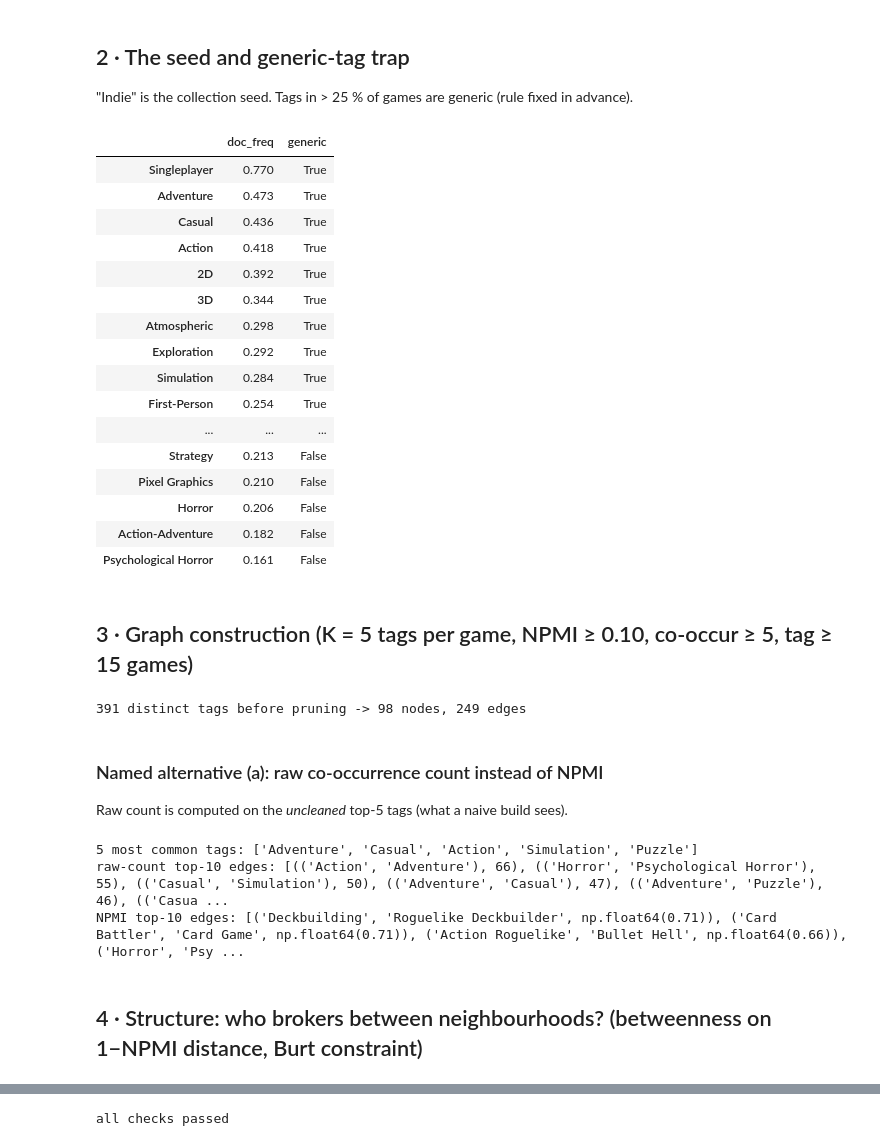
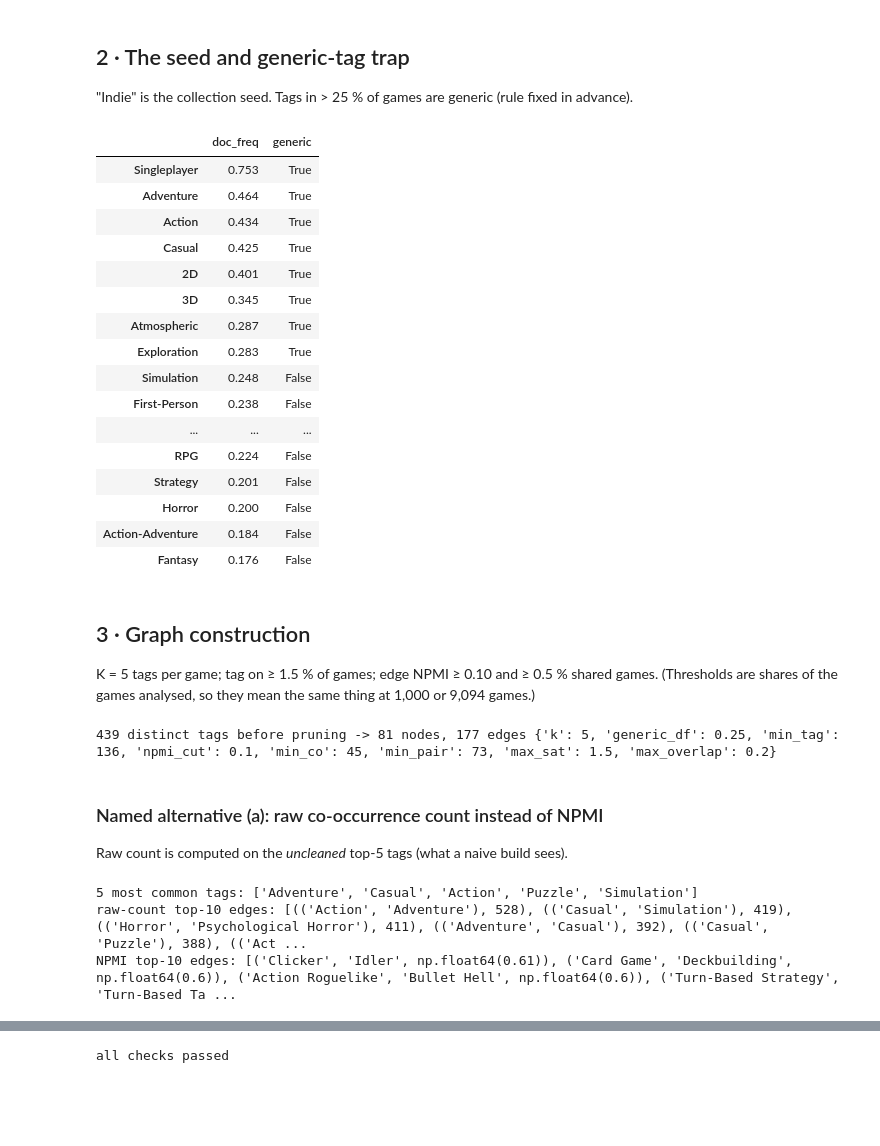
Before and after one commit to hhej/steam-tag-whitespace, a Jupyter notebook: notebooks/analysis.ipynb, the cells around one changed output, grey strips where cells are left out. Drawn from its saved outputs; the diff is of its cells as text; code cells hidden in the pictures; blank space fills up the shorter version.

```diff
--- a/notebooks/analysis.ipynb
+++ b/notebooks/analysis.ipynb
@@ -30,11 +29,11 @@ OUT = ROOT / "outputs"
 NUM = {}  # every number used on the page
 pd.set_option("display.width", 160)
 
-games = tn.load_games()
-pop = pd.read_csv(ROOT / "data/processed/population.csv")
+cohort = tn.load_cohort()                      # S1: all games, the analysis set
+games = tn.load_games()                        # S2: live pull for the random 1,000, the cross-check set
 games = games[games["s2_tags"].map(len) > 0].reset_index(drop=True)
-NUM.update(population=len(pop), sampled=1000, analysed=len(games),
+NUM.update(population=len(cohort), sampled=1000, analysed=len(games),
            fetched_from=games["fetched"].min()[:10], fetched_to=games["fetched"].max()[:10],
-           median_reviews=float(games["s2_reviews"].median()))
+           median_reviews=float(cohort["reviews"].median()))
 print(NUM)
 # %% [output]
@@ -66,44 +65,47 @@ print({k: round(NUM[k], 3) for k in ["tri_top5_jaccard", "tri_top5_identical", "
 ## 2 · The seed and generic-tag trap
 "Indie" is the collection seed. Tags in > 25 % of games are generic (rule fixed in advance).
 # %%
-tag_lists = [list(d) for d in games["s2_tags"]]
+dicts = list(cohort["tags"])
+reviews = cohort["reviews"].values
+tag_lists = [list(d) for d in dicts]
 indie_share = np.mean(["Indie" in t for t in tag_lists])
 generic, dfreq = tn.generic_tags(tag_lists, tn.DEFAULTS["generic_df"])
 gen_table = pd.Series(dfreq).sort_values(ascending=False).head(20).rename("doc_freq").to_frame()
 gen_table["generic"] = gen_table.index.isin(generic)
 NUM.update(indie_share=float(indie_share), generic=sorted(generic, key=lambda t: -dfreq[t]),
            n_generic=len(generic))
 gen_table.round(3)
 # %% [output]
 |  | doc_freq | generic |
-| Singleplayer | 0.770 | True |
-| Adventure | 0.473 | True |
-| Casual | 0.436 | True |
-| Action | 0.418 | True |
-| 2D | 0.392 | True |
-| 3D | 0.344 | True |
-| Atmospheric | 0.298 | True |
-| Exploration | 0.292 | True |
-| Simulation | 0.284 | True |
-| First-Person | 0.254 | True |
+| Singleplayer | 0.753 | True |
+| Adventure | 0.464 | True |
+| Action | 0.434 | True |
+| Casual | 0.425 | True |
+| 2D | 0.401 | True |
+| 3D | 0.345 | True |
+| Atmospheric | 0.287 | True |
+| Exploration | 0.283 | True |
+| Simulation | 0.248 | False |
+| First-Person | 0.238 | False |
 | ... | ... | ... |
-| Strategy | 0.213 | False |
-| Pixel Graphics | 0.210 | False |
-| Horror | 0.206 | False |
-| Action-Adventure | 0.182 | False |
-| Psychological Horror | 0.161 | False |
+| RPG | 0.224 | False |
+| Strategy | 0.201 | False |
+| Horror | 0.200 | False |
+| Action-Adventure | 0.184 | False |
+| Fantasy | 0.176 | False |
 # %% [markdown]
-## 3 · Graph construction (K = 5 tags per game, NPMI ≥ 0.10, co-occur ≥ 5, tag ≥ 15 games)
+## 3 · Graph construction
+K = 5 tags per game; tag on ≥ 1.5 % of games; edge NPMI ≥ 0.10 and ≥ 0.5 % shared games.
+(Thresholds are shares of the games analysed, so they mean the same thing at 1,000 or 9,094 games.)
 # %%
-reviews = games["s2_reviews"].values
-dicts = list(games["s2_tags"])
 R = tn.run(dicts, reviews)
-G, pairs = R["G"], R["pairs"]
+G, pairs, P = R["G"], R["pairs"], R["params"]
 n_tags_raw = len({t for d in dicts for t in d})
-NUM.update(nodes=G.number_of_nodes(), edges=G.number_of_edges(), tags_before=n_tags_raw)
-print(f"{n_tags_raw} distinct tags before pruning -> {G.number_of_nodes()} nodes, {G.number_of_edges()} edges")
+NUM.update(nodes=G.number_of_nodes(), edges=G.number_of_edges(), tags_before=n_tags_raw,
+           min_tag=P["min_tag"], min_co=P["min_co"], min_pair=P["min_pair"])
+print(f"{n_tags_raw} distinct tags before pruning -> {G.number_of_nodes()} nodes, {G.number_of_edges()} edges", P)
 # %% [output]
-391 distinct tags before pruning -> 98 nodes, 249 edges
+439 distinct tags before pruning -> 81 nodes, 177 edges {'k': 5, 'generic_df': 0.25, 'min_tag': 136, 'npmi_cut': 0.1, 'min_co': 45, 'min_pair': 73, 'max_sat': 1.5, 'max_overlap': 0.2}
 # %% [markdown]
 ### Named alternative (a): raw co-occurrence count instead of NPMI
 Raw count is computed on the *uncleaned* top-5 tags (what a naive build sees).
@@ -111,9 +113,9 @@ Raw count is computed on the *uncleaned* top-5 tags (what a naive build sees).
 naive = [[t for t in tags if t not in tn.SEED_TAGS][:5] for tags in tag_lists]
 n_a, n_ab = tn.cooccurrence(naive)
 top5_common = [t for t, _ in n_a.most_common(5)]
-raw_top = sorted(n_ab.items(), key=lambda kv: -kv[1])[:10]
+raw_top = sorted(n_ab.items(), key=lambda kv: (-kv[1], kv[0]))[:10]
 raw_touch = sum(a in top5_common or b in top5_common for (a, b), _ in raw_top)
-npmi_top = sorted(G.edges(data=True), key=lambda e: -e[2]["npmi"])[:10]
+npmi_top = sorted(G.edges(data=True), key=lambda e: (-e[2]["npmi"], e[0], e[1]))[:10]
 npmi_touch = sum(a in top5_common or b in top5_common for a, b, _ in npmi_top)
 NUM.update(top5_common=top5_common, raw_top10_touch_common=raw_touch, npmi_top10_touch_common=npmi_touch,
            raw_top_edge=list(raw_top[0][0]), raw_top_edge_count=raw_top[0][1])
@@ -121,8 +123,6 @@ print("5 most common tags:", top5_common)
 print("raw-count top-10 edges:", raw_top)
 print("NPMI top-10 edges:", [(a, b, round(d["npmi"], 2)) for a, b, d in npmi_top])
 # %% [output]
-5 most common tags: ['Adventure', 'Casual', 'Action', 'Simulation', 'Puzzle']
-raw-count top-10 edges: [(('Action', 'Adventure'), 66), (('Horror', 'Psychological Horror'), 55), (('Casual', 'Simulation'), 50), (('Adventure', 'Casual'), 47), (('Adventure', 'Puzzle'), 46), (('Casua ...
-NPMI top-10 edges: [('Deckbuilding', 'Roguelike Deckbuilder', np.float64(0.71)), ('Card Battler', 'Card Game', np.float64(0.71)), ('Action Roguelike', 'Bullet Hell', np.float64(0.66)), ('Horror', 'Psy ...
+5 most common tags: ['Adventure', 'Casual', 'Action', 'Puzzle', 'Simulation']
+raw-count top-10 edges: [(('Action', 'Adventure'), 528), (('Casual', 'Simulation'), 419), (('Horror', 'Psychological Horror'), 411), (('Adventure', 'Casual'), 392), (('Casual', 'Puzzle'), 388), (('Act ...
+NPMI top-10 edges: [('Clicker', 'Idler', np.float64(0.61)), ('Card Game', 'Deckbuilding', np.float64(0.6)), ('Action Roguelike', 'Bullet Hell', np.float64(0.6)), ('Turn-Based Strategy', 'Turn-Based Ta ...
-# %% [markdown]
-## 4 · Structure: who brokers between neighbourhoods? (betweenness on 1−NPMI distance, Burt constraint)
```
Also changed, not shown: parts of 22 cells of this notebook, 16 other files.
